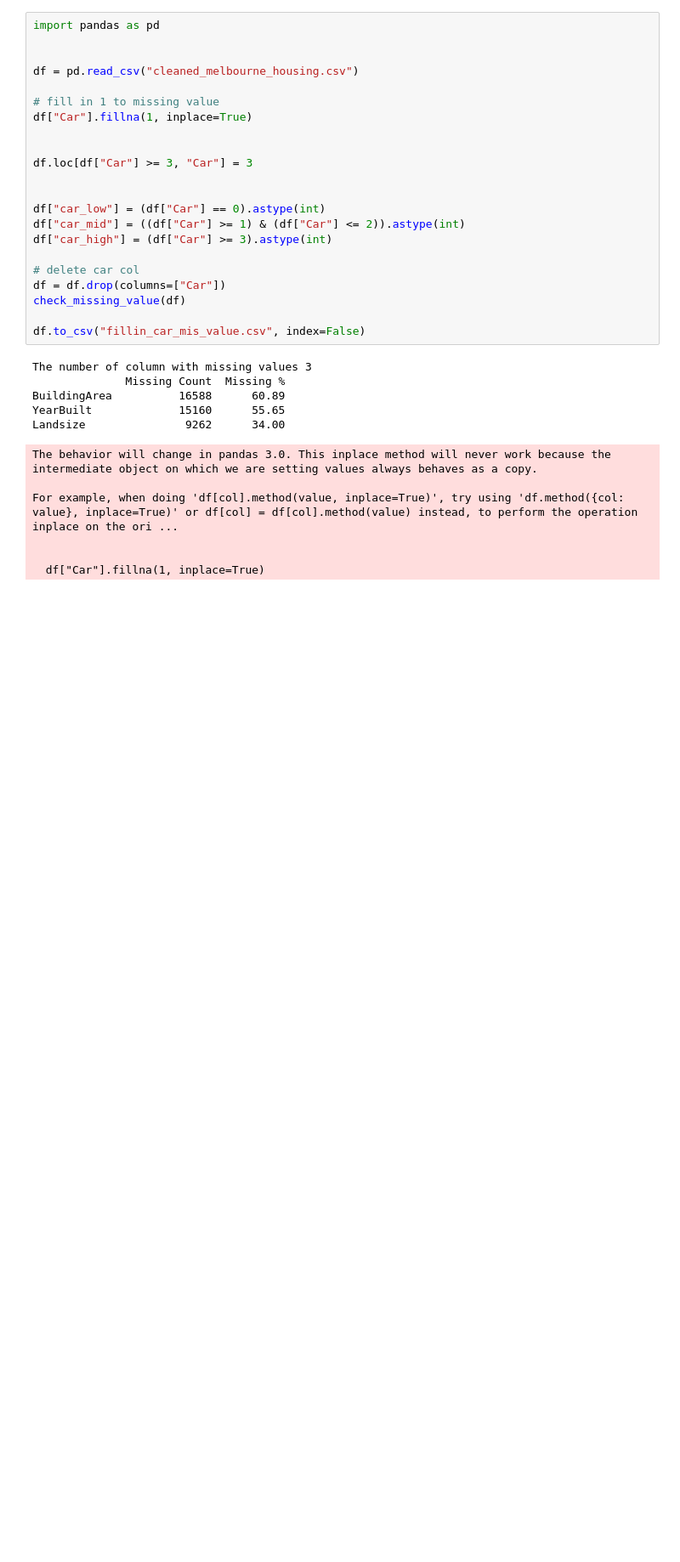
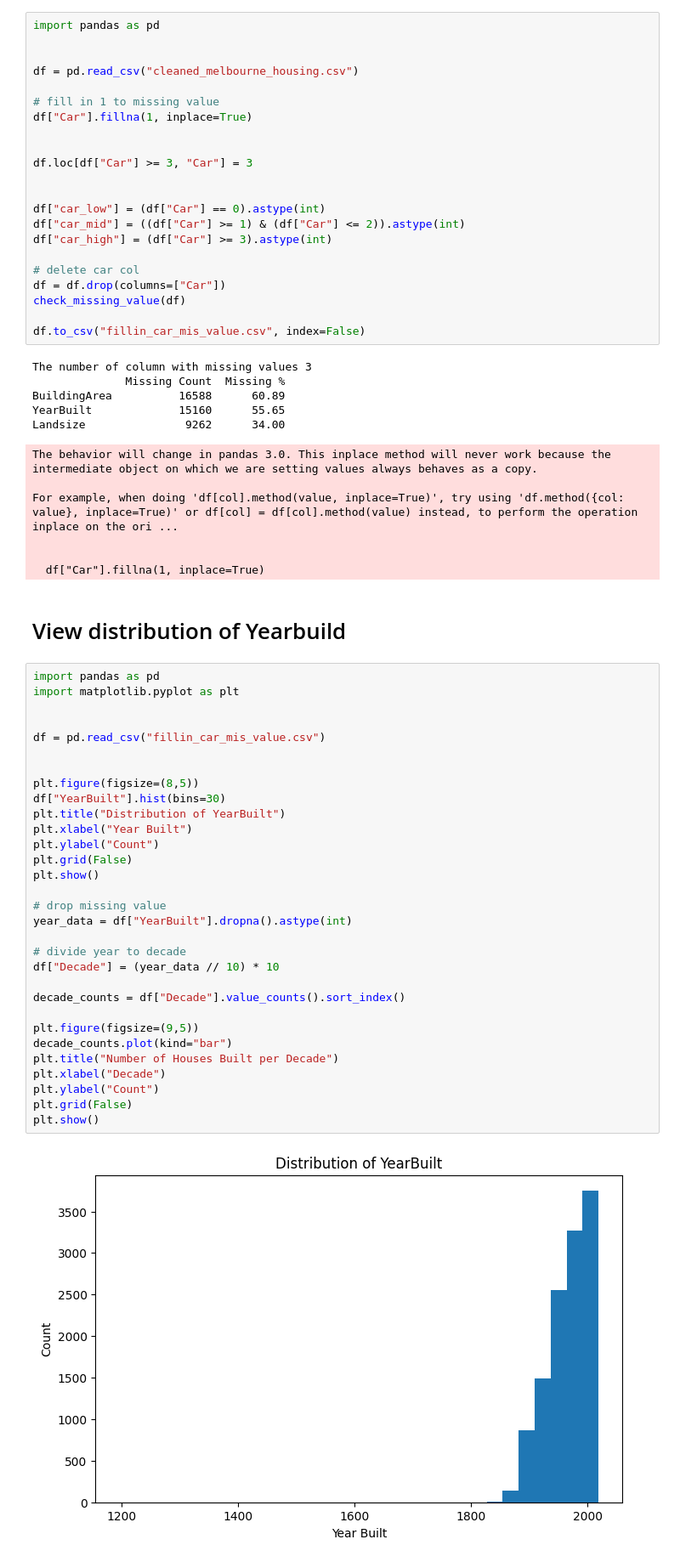
Before and after one commit to lzyixx/SML-Project, a Jupyter notebook: data_preprocessing.ipynb, the cells around one changed output. Shown at 85% size. Cells and saved outputs as stored; diff of their text form; blank space fills up the shorter version.

```diff
--- a/data_preprocessing.ipynb
+++ b/data_preprocessing.ipynb
@@ -341,3 +341,38 @@ For example, when doing 'df[col].method(value, inplace=True)', try using 'df.met
 
 
   df["Car"].fillna(1, inplace=True)
+# %% [markdown]
+# View distribution of Yearbuild
+# %%
+import pandas as pd
+import matplotlib.pyplot as plt
+
+
+df = pd.read_csv("fillin_car_mis_value.csv")
+
+
+plt.figure(figsize=(8,5))
+df["YearBuilt"].hist(bins=30)
+plt.title("Distribution of YearBuilt")
+plt.xlabel("Year Built")
+plt.ylabel("Count")
+plt.grid(False)
+plt.show()
+
+# drop missing value
+year_data = df["YearBuilt"].dropna().astype(int)
+
+# divide year to decade
+df["Decade"] = (year_data // 10) * 10
+
+decade_counts = df["Decade"].value_counts().sort_index()
+
+plt.figure(figsize=(9,5))
+decade_counts.plot(kind="bar")
+plt.title("Number of Houses Built per Decade")
+plt.xlabel("Decade")
+plt.ylabel("Count")
+plt.grid(False)
+plt.show()
+# %% [output]
+[figure, added]
```
Also changed, not shown: parts of 9 cells of this notebook, 3 other files.
